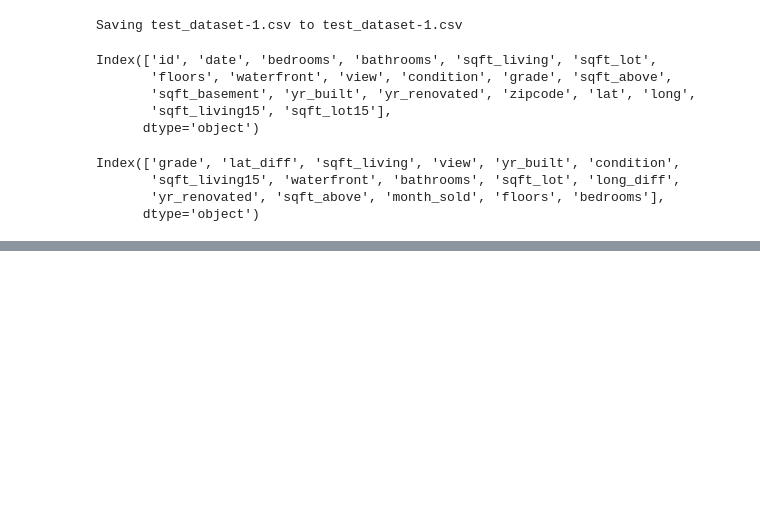
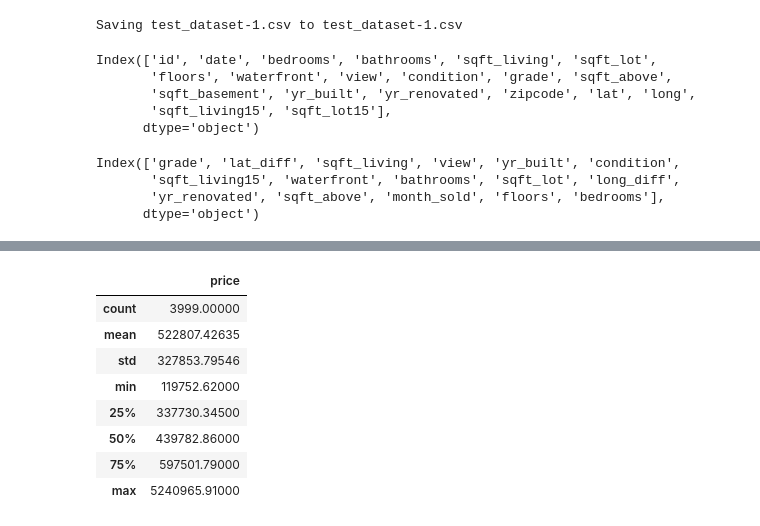
Before and after one commit to alexzhangaz48/DetectionDebouncing, a Jupyter notebook: Ver_2_1_INFO_6105_midterm_project.ipynb, the cells around one changed output, grey strips where cells are left out. Drawn from its saved outputs; the diff is of its cells as text; code cells hidden in the pictures; blank space fills up the shorter version.

```diff
--- a/Ver_2_1_INFO_6105_midterm_project.ipynb
+++ b/Ver_2_1_INFO_6105_midterm_project.ipynb
@@ -422,0 +417,14 @@ y_pred_result = np.round(y_pred_result, decimals=2)
+# %%
+y_pred_result = pd.DataFrame(y_pred_result, columns = ['price'])
+y_pred_result = np.round(y_pred_result, decimals=2)
+y_pred_result.describe().apply(lambda s: s.apply('{0:.5f}'.format))
+# %% [output]
+|  | price |
+| count | 3999.00000 |
+| mean | 522807.42635 |
+| std | 327853.79546 |
+| min | 119752.62000 |
+| 25% | 337730.34500 |
+| 50% | 439782.86000 |
+| 75% | 597501.79000 |
+| max | 5240965.91000 |
```
Also changed, not shown: parts of 16 cells of this notebook.
